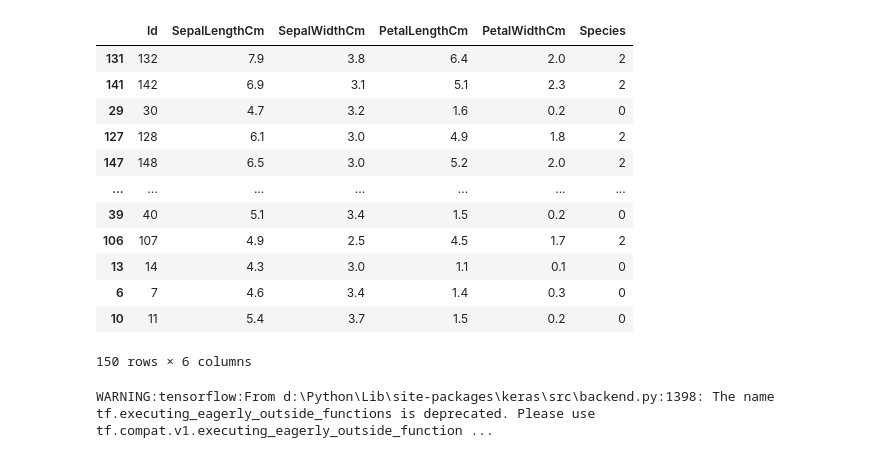
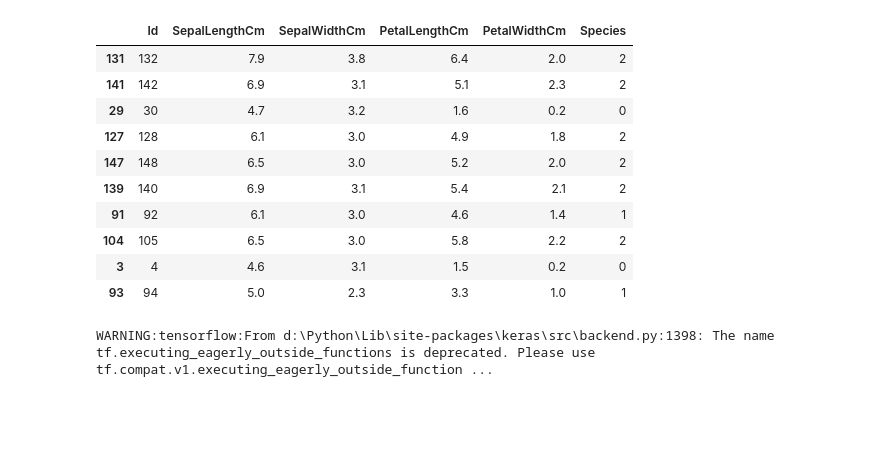
Before and after one commit to Bharatk050/Iris-Classification, a Jupyter notebook: Iris_Classification_Project.ipynb, the cells around one changed output. Drawn from its saved outputs; the diff is of its cells as text; code cells hidden in the pictures; blank space fills up the shorter version.

```diff
--- a/Iris_Classification_Project.ipynb
+++ b/Iris_Classification_Project.ipynb
@@ -14,22 +14,20 @@ le = LabelEncoder()
 # %%
 label_name = "Species"
 label = data[label_name] = le.fit_transform(data[label_name])
 features = {name:np.array(value) for name, value in data.items()}
-data
+data.head(10)
 # %% [output]
 |  | Id | SepalLengthCm | SepalWidthCm | PetalLengthCm | PetalWidthCm | Species |
 | 131 | 132 | 7.9 | 3.8 | 6.4 | 2.0 | 2 |
 | 141 | 142 | 6.9 | 3.1 | 5.1 | 2.3 | 2 |
 | 29 | 30 | 4.7 | 3.2 | 1.6 | 0.2 | 0 |
 | 127 | 128 | 6.1 | 3.0 | 4.9 | 1.8 | 2 |
 | 147 | 148 | 6.5 | 3.0 | 5.2 | 2.0 | 2 |
-| ... | ... | ... | ... | ... | ... | ... |
-| 39 | 40 | 5.1 | 3.4 | 1.5 | 0.2 | 0 |
-| 106 | 107 | 4.9 | 2.5 | 4.5 | 1.7 | 2 |
-| 13 | 14 | 4.3 | 3.0 | 1.1 | 0.1 | 0 |
-| 6 | 7 | 4.6 | 3.4 | 1.4 | 0.3 | 0 |
-| 10 | 11 | 5.4 | 3.7 | 1.5 | 0.2 | 0 |
+| 139 | 140 | 6.9 | 3.1 | 5.4 | 2.1 | 2 |
+| 91 | 92 | 6.1 | 3.0 | 4.6 | 1.4 | 1 |
+| 104 | 105 | 6.5 | 3.0 | 5.8 | 2.2 | 2 |
+| 3 | 4 | 4.6 | 3.1 | 1.5 | 0.2 | 0 |
+| 93 | 94 | 5.0 | 2.3 | 3.3 | 1.0 | 1 |
-150 rows × 6 columns
 # %%
 def output_linear_regression(preprocessed_layer):
     output_dense = layers.Dense(units = 1, name= "output_dense")(preprocessed_layer)
```
